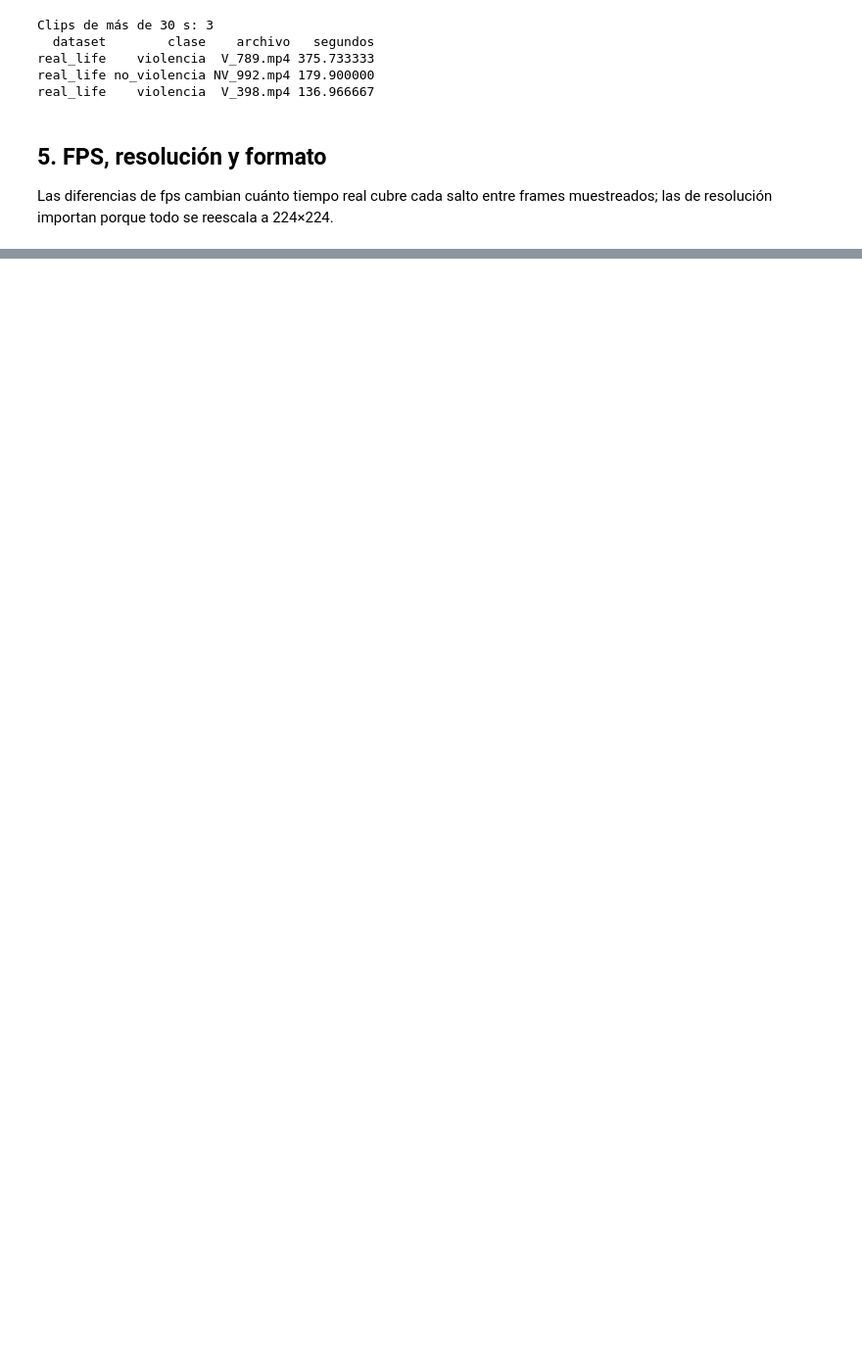
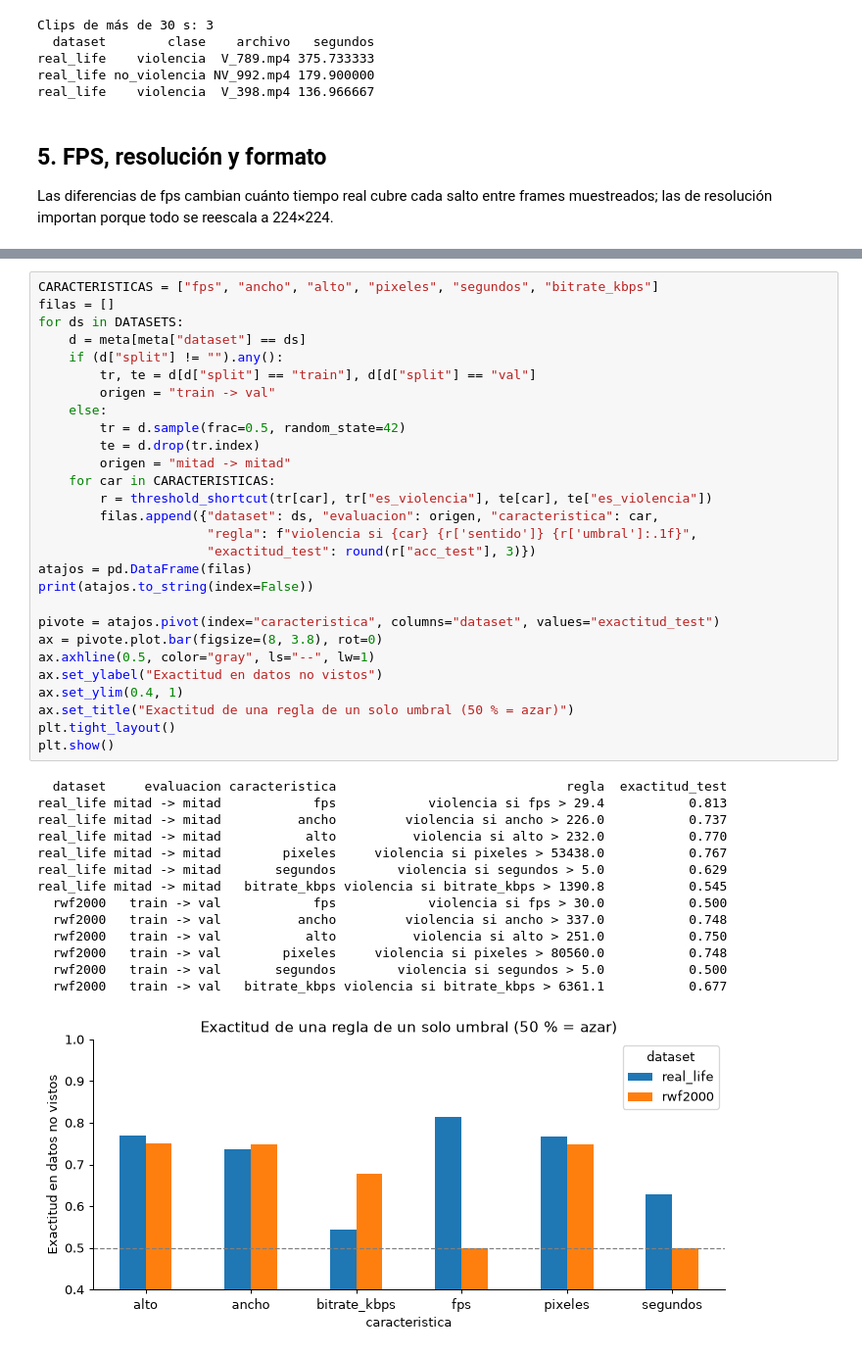
Before and after one commit to ary10220/Security, a Jupyter notebook: notebooks/02_eda_datasets.ipynb, the cells around one changed output, grey strips where cells are left out. Shown at 98% size. Saved outputs shown, nothing was run; the diff lists cells and outputs as text; blank space fills up the shorter version.

```diff
--- a/notebooks/02_eda_datasets.ipynb
+++ b/notebooks/02_eda_datasets.ipynb
@@ -209 +234,44 @@ simple posible: *"si el video mide exactamente 224×224, es no violencia"*.
+# %%
+CARACTERISTICAS = ["fps", "ancho", "alto", "pixeles", "segundos", "bitrate_kbps"]
+filas = []
+for ds in DATASETS:
+    d = meta[meta["dataset"] == ds]
+    if (d["split"] != "").any():
+        tr, te = d[d["split"] == "train"], d[d["split"] == "val"]
+        origen = "train -> val"
+    else:
+        tr = d.sample(frac=0.5, random_state=42)
+        te = d.drop(tr.index)
+        origen = "mitad -> mitad"
+    for car in CARACTERISTICAS:
+        r = threshold_shortcut(tr[car], tr["es_violencia"], te[car], te["es_violencia"])
+        filas.append({"dataset": ds, "evaluacion": origen, "caracteristica": car,
+                      "regla": f"violencia si {car} {r['sentido']} {r['umbral']:.1f}",
+                      "exactitud_test": round(r["acc_test"], 3)})
+atajos = pd.DataFrame(filas)
+print(atajos.to_string(index=False))
+
+pivote = atajos.pivot(index="caracteristica", columns="dataset", values="exactitud_test")
+ax = pivote.plot.bar(figsize=(8, 3.8), rot=0)
+ax.axhline(0.5, color="gray", ls="--", lw=1)
+ax.set_ylabel("Exactitud en datos no vistos")
+ax.set_ylim(0.4, 1)
+ax.set_title("Exactitud de una regla de un solo umbral (50 % = azar)")
+plt.tight_layout()
+plt.show()
+# %% [output]
+  dataset     evaluacion caracteristica                              regla  exactitud_test
+real_life mitad -> mitad            fps            violencia si fps > 29.4           0.813
+real_life mitad -> mitad          ancho         violencia si ancho > 226.0           0.737
+real_life mitad -> mitad           alto          violencia si alto > 232.0           0.770
+real_life mitad -> mitad        pixeles     violencia si pixeles > 53438.0           0.767
+real_life mitad -> mitad       segundos        violencia si segundos > 5.0           0.629
+real_life mitad -> mitad   bitrate_kbps violencia si bitrate_kbps > 1390.8           0.545
+  rwf2000   train -> val            fps            violencia si fps > 30.0           0.500
+  rwf2000   train -> val          ancho         violencia si ancho > 337.0           0.748
+  rwf2000   train -> val           alto          violencia si alto > 251.0           0.750
+  rwf2000   train -> val        pixeles     violencia si pixeles > 80560.0           0.748
+  rwf2000   train -> val       segundos        violencia si segundos > 5.0           0.500
+  rwf2000   train -> val   bitrate_kbps violencia si bitrate_kbps > 6361.1           0.677
+[figure, added]
 # %%
```
Also changed, not shown: parts of 18 cells of this notebook.
